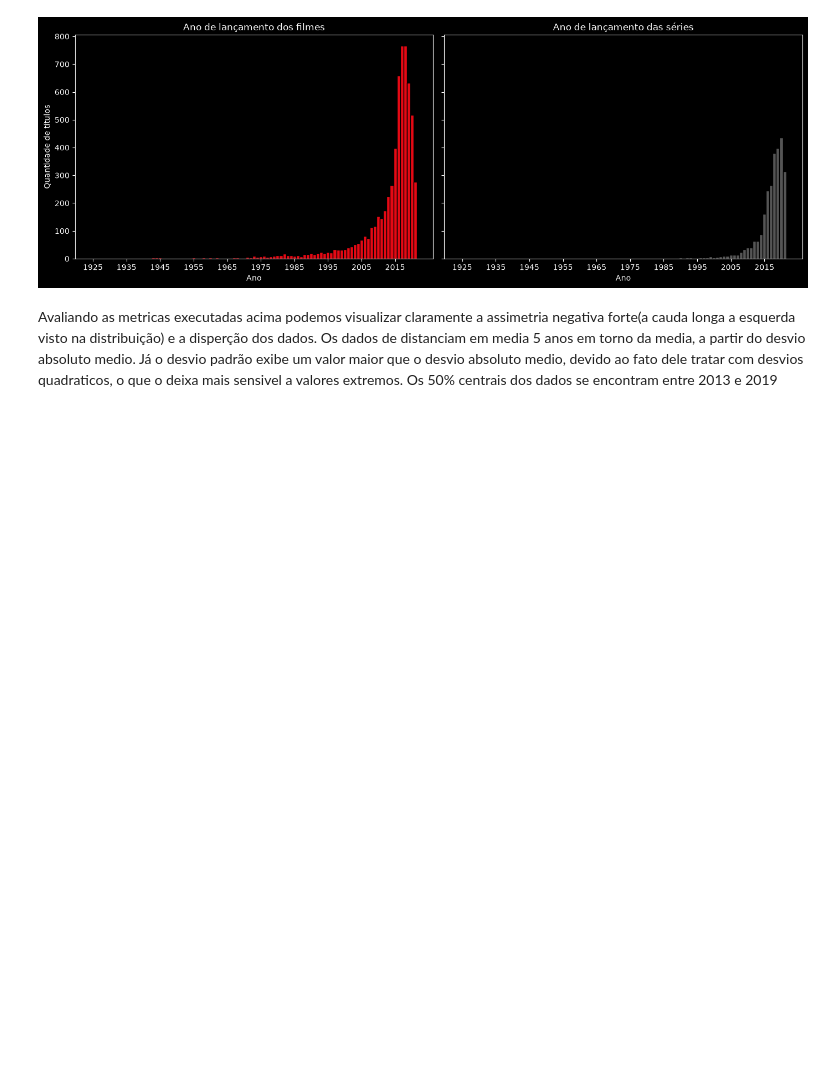
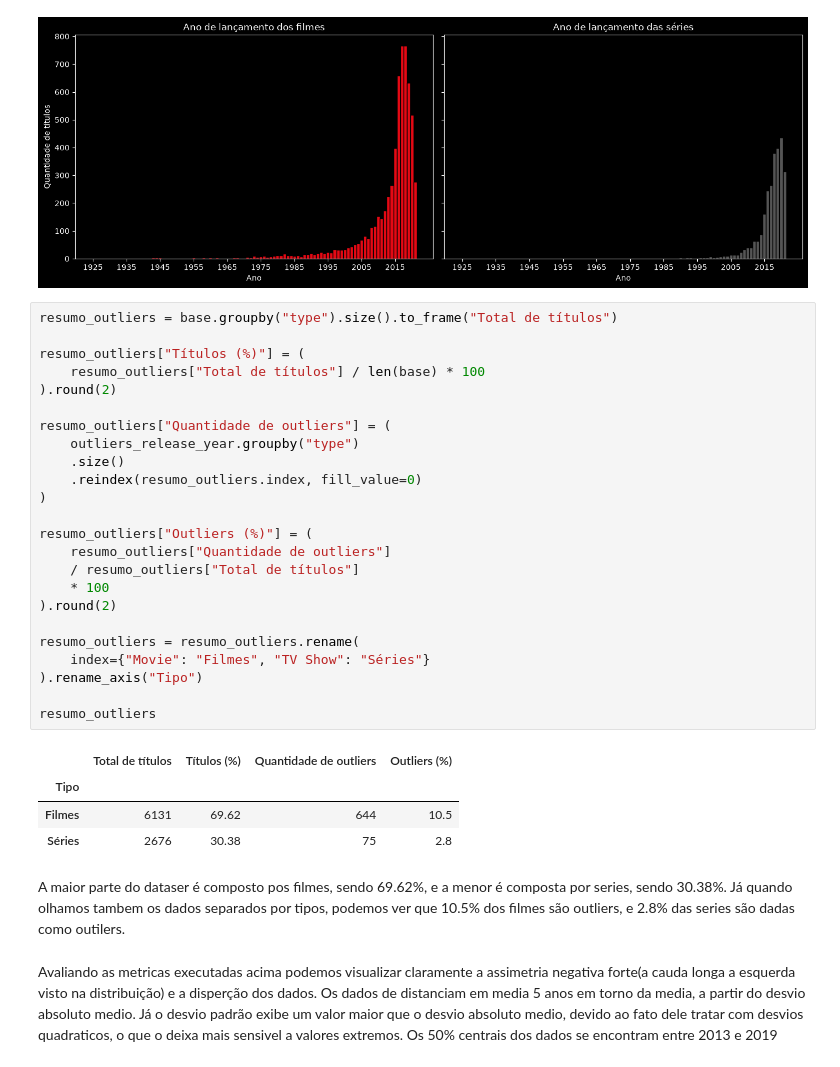
Before and after one commit to peottaig/analise-dados-netflix, a Jupyter notebook: guia.ipynb, the cells around one changed output. Cells and saved outputs as stored; diff of their text form; blank space fills up the shorter version.

```diff
--- a/guia.ipynb
+++ b/guia.ipynb
@@ -257,6 +236,37 @@ plt.tight_layout()
 plt.show()
 # %% [output]
 [figure]
+# %%
+resumo_outliers = base.groupby("type").size().to_frame("Total de títulos")
+
+resumo_outliers["Títulos (%)"] = (
+    resumo_outliers["Total de títulos"] / len(base) * 100
+).round(2)
+
+resumo_outliers["Quantidade de outliers"] = (
+    outliers_release_year.groupby("type")
+    .size()
+    .reindex(resumo_outliers.index, fill_value=0)
+)
+
+resumo_outliers["Outliers (%)"] = (
+    resumo_outliers["Quantidade de outliers"]
+    / resumo_outliers["Total de títulos"]
+    * 100
+).round(2)
+
+resumo_outliers = resumo_outliers.rename(
+    index={"Movie": "Filmes", "TV Show": "Séries"}
+).rename_axis("Tipo")
+
+resumo_outliers
+# %% [output]
+|  | Total de títulos | Títulos (%) | Quantidade de outliers | Outliers (%) |
+| Tipo |  |  |  |  |
+| Filmes | 6131 | 69.62 | 644 | 10.5 |
+| Séries | 2676 | 30.38 | 75 | 2.8 |
+# %% [markdown]
+A maior parte do dataser é composto pos filmes, sendo 69.62%, e a menor é composta por series, sendo 30.38%. Já quando olhamos tambem os dados separados por tipos, podemos ver que 10.5% dos filmes são outliers, e 2.8% das series são dadas como outilers.
 # %% [markdown]
 Avaliando as metricas executadas acima podemos visualizar claramente a assimetria negativa forte(a cauda longa a esquerda visto na distribuição) e a disperção dos dados. Os dados de distanciam em media 5 anos em torno da media, a partir do desvio absoluto medio. Já o desvio padrão exibe um valor maior que o desvio absoluto medio, devido ao fato dele tratar com desvios quadraticos, o que o deixa mais sensivel a valores extremos. Os 50% centrais dos dados se encontram entre 2013 e 2019
 # %% [markdown]
```
Also changed, not shown: parts of 13 cells of this notebook.
